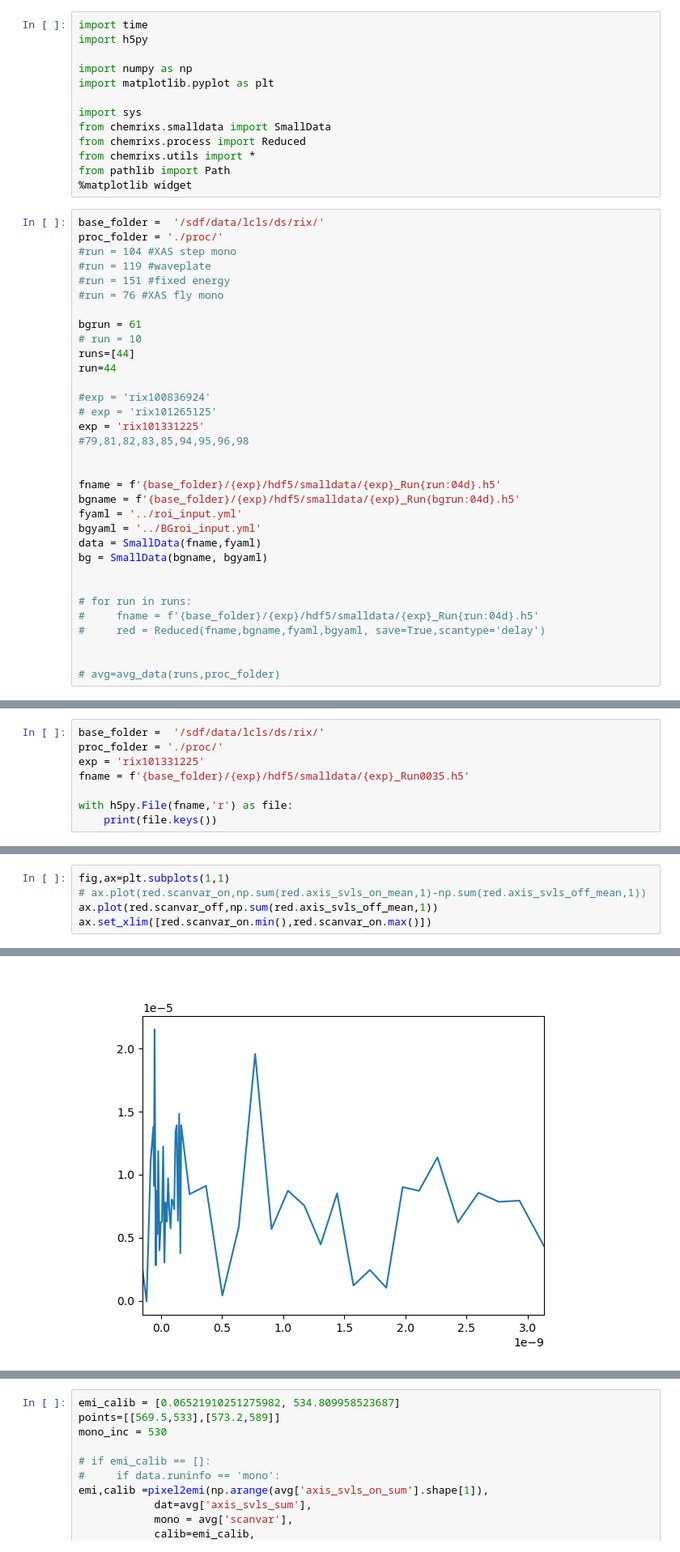
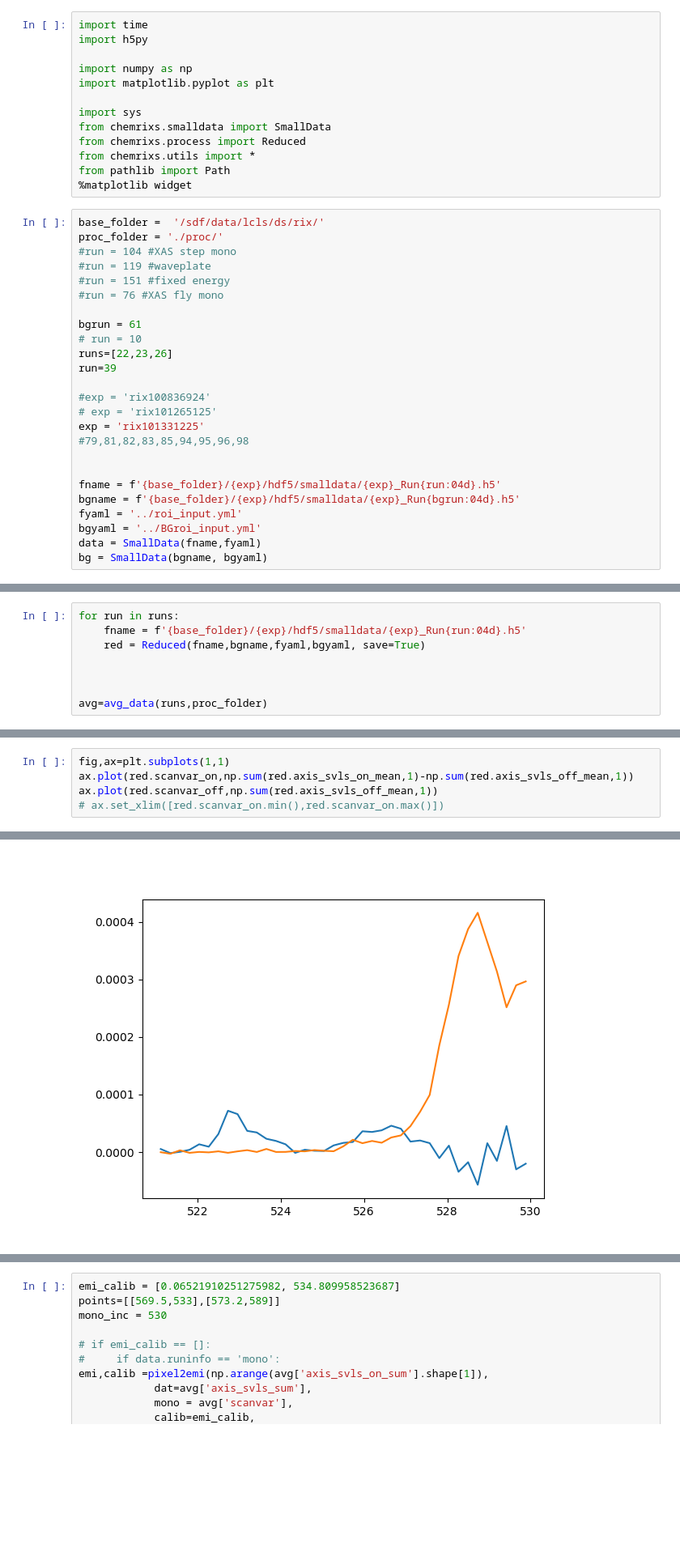
Before and after one commit to AmkeNimm/DataAcceleratorChemRIXS, a Jupyter notebook: jupyter_notebook/test.ipynb, the cells around one changed output, grey strips where cells are left out. Shown at 81% size. Saved outputs shown, nothing was run; the diff lists cells and outputs as text; blank space fills up the shorter version.

Commit message:
fixed bugs for mono calibration and passing of scantype

```diff
--- a/jupyter_notebook/test.ipynb
+++ b/jupyter_notebook/test.ipynb
@@ -21,8 +21,8 @@ proc_folder = './proc/'
 
 bgrun = 61
 # run = 10
-runs=[44]
-run=44
+runs=[22,23,26]
+run=39
 
 #exp = 'rix100836924'
 # exp = 'rix101265125'
@@ -36,11 +36,3 @@ fyaml = '../roi_input.yml'
 bgyaml = '../BGroi_input.yml'
 data = SmallData(fname,fyaml)
 bg = SmallData(bgname, bgyaml)
-
-
-# for run in runs:
-#     fname = f'{base_folder}/{exp}/hdf5/smalldata/{exp}_Run{run:04d}.h5'
-#     red = Reduced(fname,bgname,fyaml,bgyaml, save=True,scantype='delay')
-
-
-# avg=avg_data(runs,proc_folder)
@@ -54,8 +38,0 @@ wtf
-# %%
-base_folder =  '/sdf/data/lcls/ds/rix/'
-proc_folder = './proc/'
-exp = 'rix101331225'
-fname = f'{base_folder}/{exp}/hdf5/smalldata/{exp}_Run0035.h5'
-
-with h5py.File(fname,'r') as file:
-    print(file.keys())
@@ -63,0 +39,8 @@ with h5py.File(fname,'r') as file:
+# %%
+for run in runs:
+    fname = f'{base_folder}/{exp}/hdf5/smalldata/{exp}_Run{run:04d}.h5'
+    red = Reduced(fname,bgname,fyaml,bgyaml, save=True)
+
+
+
+avg=avg_data(runs,proc_folder)
@@ -78,6 +79,6 @@ dict_keys(['MONO_premirror_pitch', 'MONO_grating_pitch', 'MONO_Calc_energy', 'VL
 # %%
 fig,ax=plt.subplots(1,1)
-# ax.plot(red.scanvar_on,np.sum(red.axis_svls_on_mean,1)-np.sum(red.axis_svls_off_mean,1))
+ax.plot(red.scanvar_on,np.sum(red.axis_svls_on_mean,1)-np.sum(red.axis_svls_off_mean,1))
 ax.plot(red.scanvar_off,np.sum(red.axis_svls_off_mean,1))
-ax.set_xlim([red.scanvar_on.min(),red.scanvar_on.max()])
+# ax.set_xlim([red.scanvar_on.min(),red.scanvar_on.max()])
 # %% [output]
@@ -85,4 +86,4 @@ ax.set_xlim([red.scanvar_on.min(),red.scanvar_on.max()])
-[figure, old version]
+[figure, new version]
 # %%
 fig,ax=plt.subplots(1,3,figsize=(9,3),sharex=True,sharey=True)
 ax[0].pcolor(avg['scanvar_on'],np.arange(avg['axis_svls_on_sum'].shape[1]),avg['axis_svls_on_sum'].T,cmap='terrain_r',vmin=0,vmax=np.nanmax(avg['axis_svls_on_sum']))
```
Also changed, not shown: parts of 11 cells of this notebook, 3 other files.
